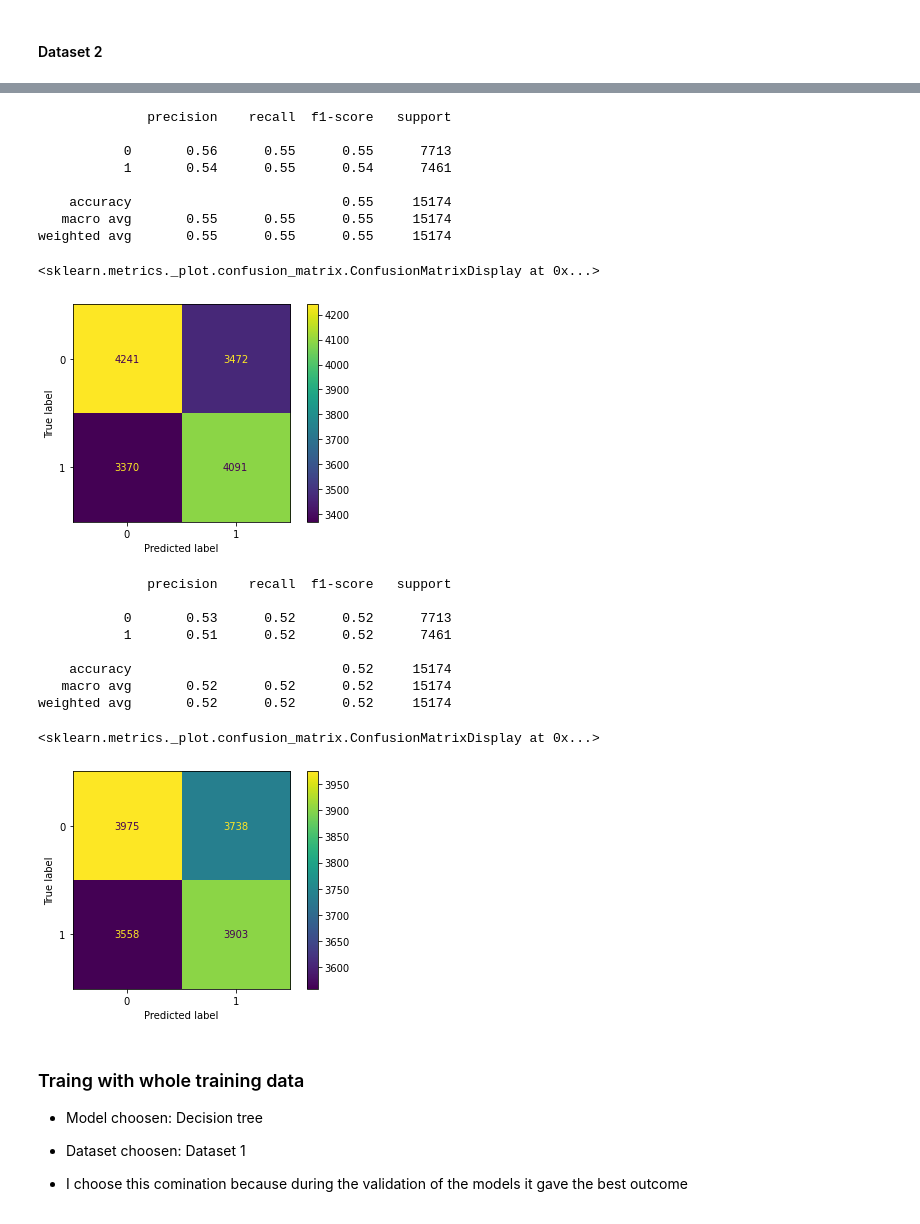
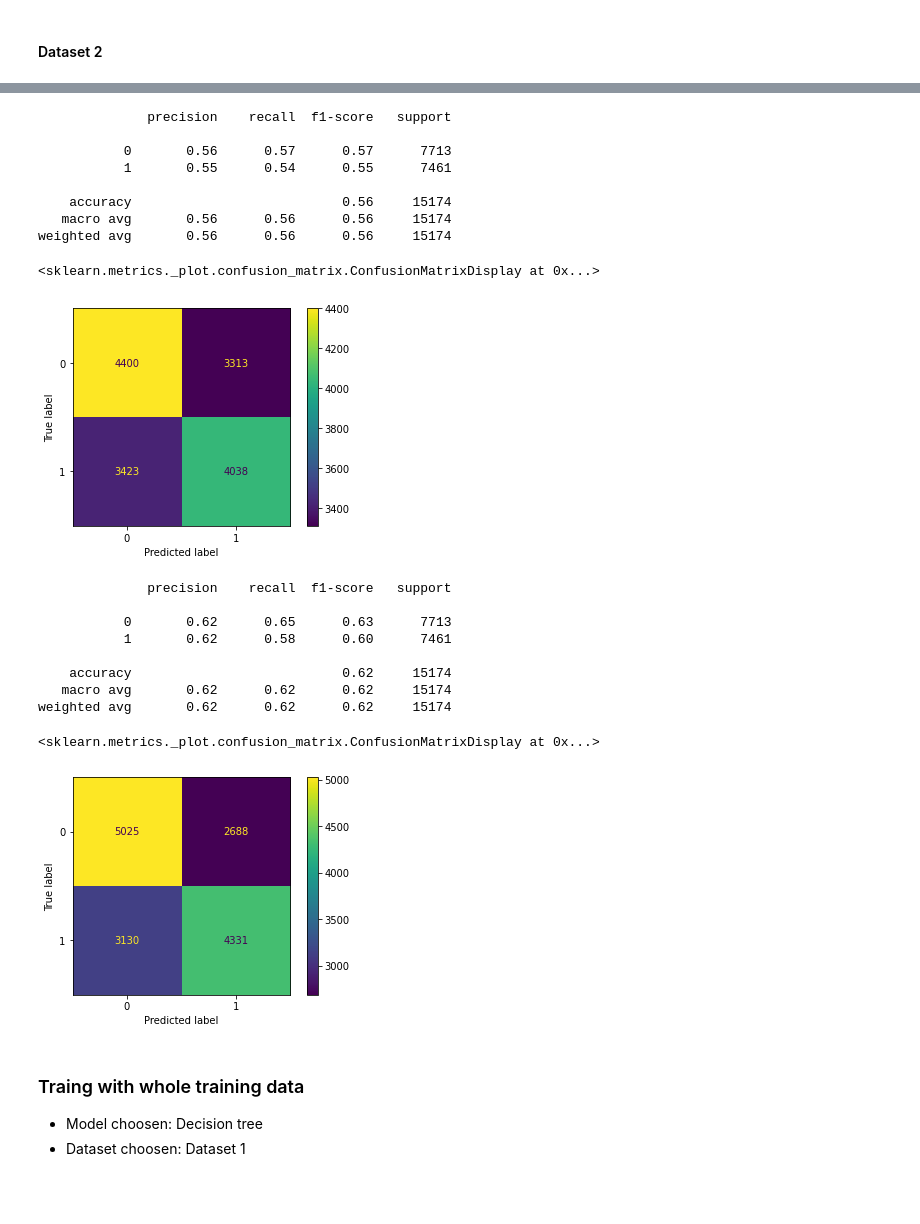
Before and after one commit to FabianAndersson17/Machinelearning-Fabian-Andersson, a Jupyter notebook: Labs/Machine-learning.ipynb, the cells around one changed output, grey strips where cells are left out. Cells and saved outputs as stored; diff of their text form; code cells hidden in the pictures; blank space fills up the shorter version.

```diff
--- a/Labs/Machine-learning.ipynb
+++ b/Labs/Machine-learning.ipynb
@@ -839,42 +794,40 @@ weighted avg       0.55      0.55      0.55     15174
 # %%
-pipeline_DT.fit(X_train_val_2, y_train_val_2)
-y_val_pred_DT_2 = pipeline_KNN.predict(X_validation_2)
-print(classification_report(y_validation_2, y_val_pred_DT_2))
-cm = confusion_matrix(y_validation_2, y_val_pred_DT_2)
-ConfusionMatrixDisplay(cm).plot()
+# pipeline_DT_tuned_2.fit(X_train_val_2, y_train_val_2)
+# y_val_pred_DT_2 = pipeline_DT_tuned_2.predict(X_validation_2)
+# print(classification_report(y_validation_2, y_val_pred_DT_2))
+# cm = confusion_matrix(y_validation_2, y_val_pred_DT_2)
+# ConfusionMatrixDisplay(cm).plot()
 # %% [output]
               precision    recall  f1-score   support
 
-           0       0.56      0.55      0.55      7713
-           1       0.54      0.55      0.54      7461
+           0       0.56      0.57      0.57      7713
+           1       0.55      0.54      0.55      7461
 
-    accuracy                           0.55     15174
-   macro avg       0.55      0.55      0.55     15174
-weighted avg       0.55      0.55      0.55     15174
+    accuracy                           0.56     15174
+   macro avg       0.56      0.56      0.56     15174
+weighted avg       0.56      0.56      0.56     15174
 <sklearn.metrics._plot.confusion_matrix.ConfusionMatrixDisplay at 0x...>
-[figure, old version]
+[figure, new version]
 # %%
-pipeline_Logistic.fit(X_train_val_2, y_train_val_2)
-y_val_pred_Log_2 = pipeline_KNN.predict(X_validation_2)
-print(classification_report(y_validation_2, y_val_pred_Log_2))
-cm = confusion_matrix(y_validation_2, y_val_pred_Log_2)
-ConfusionMatrixDisplay(cm).plot()
+# pipeline_Logistic_tuned_2.fit(X_train_val_2, y_train_val_2)
+# y_val_pred_Log_2 = pipeline_Logistic_tuned_2.predict(X_validation_2)
+# print(classification_report(y_validation_2, y_val_pred_Log_2))
+# cm = confusion_matrix(y_validation_2, y_val_pred_Log_2)
+# ConfusionMatrixDisplay(cm).plot()
 # %% [output]
               precision    recall  f1-score   support
 
-           0       0.53      0.52      0.52      7713
-           1       0.51      0.52      0.52      7461
+           0       0.62      0.65      0.63      7713
+           1       0.62      0.58      0.60      7461
 
-    accuracy                           0.52     15174
-   macro avg       0.52      0.52      0.52     15174
-weighted avg       0.52      0.52      0.52     15174
+    accuracy                           0.62     15174
+   macro avg       0.62      0.62      0.62     15174
+weighted avg       0.62      0.62      0.62     15174
 <sklearn.metrics._plot.confusion_matrix.ConfusionMatrixDisplay at 0x...>
-[figure, old version]
+[figure, new version]
 # %% [markdown]
 ### Traing with whole training data
 - Model choosen: Decision tree
 - Dataset choosen: Dataset 1
-
-- I choose this comination because during the validation of the models it gave the best outcome
 # %%
 from sklearn.ensemble import VotingClassifier
```
Also changed, not shown: parts of 18 cells of this notebook.
